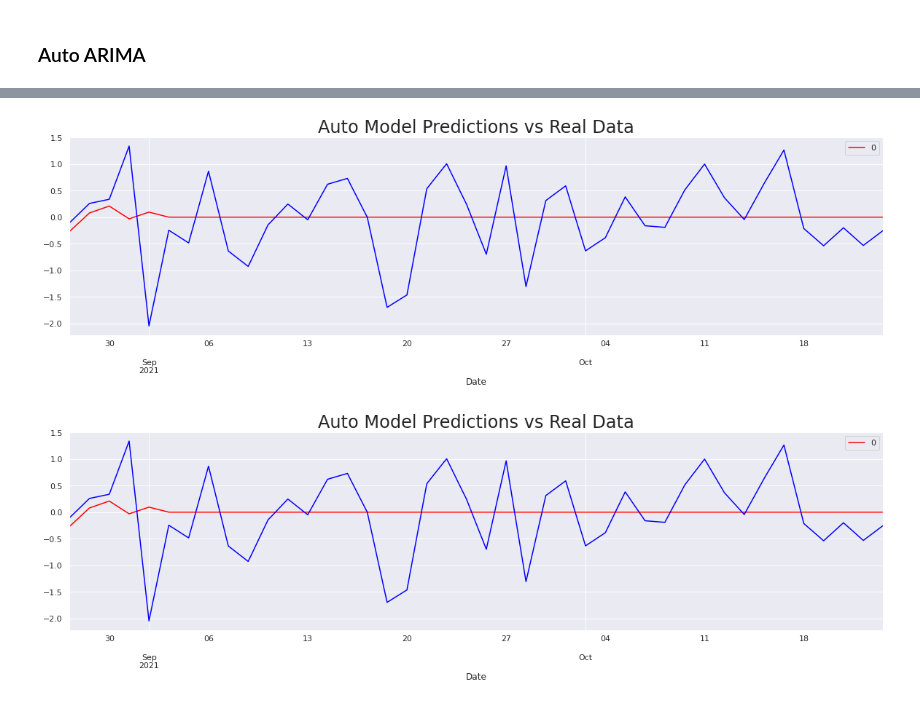
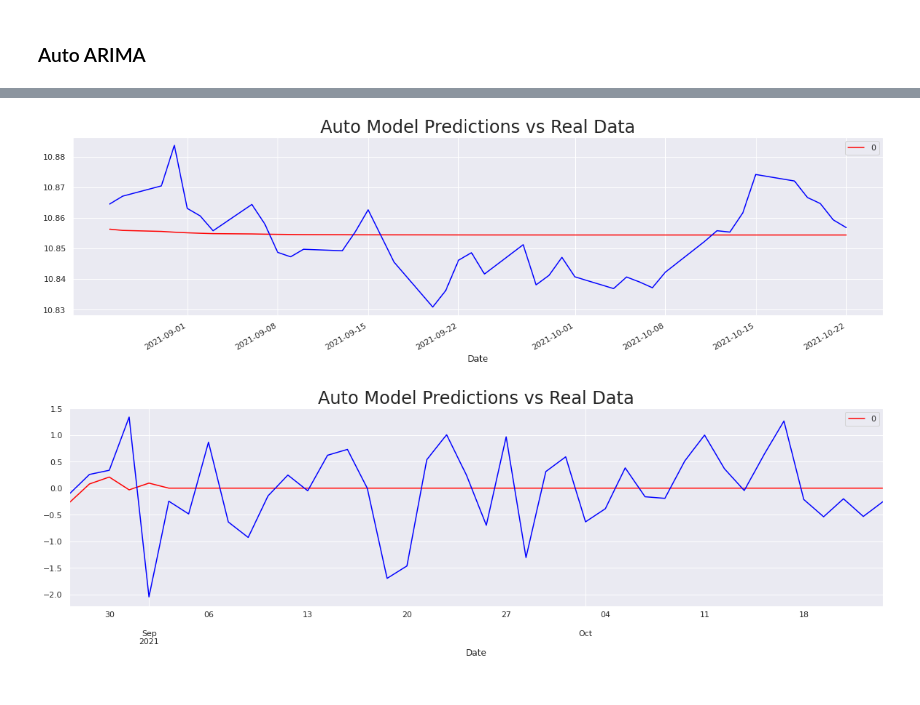
Before and after one commit to jjsalazarr/curso-series-temporales, a Jupyter notebook: 12. Prediciendo el futuro/Python/16_PrediciendoFuturo.ipynb, the cells around one changed output, grey strips where cells are left out. Saved outputs shown, nothing was run; the diff lists cells and outputs as text; code cells hidden in the pictures.

```diff
--- a/12. Prediciendo el futuro/Python/16_PrediciendoFuturo.ipynb
+++ b/12. Prediciendo el futuro/Python/16_PrediciendoFuturo.ipynb
@@ -166,5 +172,5 @@ Roots
 start_date = "2021-01-04"
 end_date = "2021-08-25"
 # %%
-df.log_pred = results_ar.predict(start = start_date, end = end_date)
+df.pred = results_ar.predict(start = start_date, end = end_date)
 # %%
@@ -173,4 +179,12 @@ plt.title("Predictions", size = 24)
 plt.show()
 # %% [output]
 [figure]
+# %%
+start_date="2021-08-26"
+end_date="2021-10-22"
+
+model_ar = ARIMA(df.test, order = (1,0,0))
+results_ar = model_ar.fit()
+results_ar.summary()
+df.test.pred = results_ar.predict(start = start_date, end = end_date)
 # %%
@@ -365,0 +379,2 @@ model_auto0 = auto_arima(df.log, m = 5, max_p = 5, max_q = 5, max_P = 5, max_Q =
+# %%
+model_auto0 = auto_arima(df.test, trace=True,stepwise=False, seasonal=True)
@@ -366,12 +399,15 @@ model_auto0 = auto_arima(df.log, m = 5, max_p = 5, max_q = 5, max_P = 5, max_Q =
 # %%
-df_auto_pred0 = pd.DataFrame(model_auto0.predict(n_periods = len(df_test[start_date:end_date])), index = df_test[start_date:end_date].index)
+start_date="2021-08-26"
+end_date="2021-10-22"
+
+df_auto_pred0 = pd.DataFrame(model_auto0.predict(n_periods = len(df.test[start_date:end_date])), index = df.test[start_date:end_date].index)
 # %%
 df_auto_pred0.plot(figsize = (20,5), color = "red")
-df_test.ret_IPC[start_date:end_date].plot(color = "blue")
+df.test[start_date:end_date].plot(color = "blue")
 plt.title("Auto Model Predictions vs Real Data", size = 24)
 plt.show()
 # %% [output]
-[figure, old version]
+[figure, new version]
 # %%
 model_auto = auto_arima(df.ret_IPC[1:], m = 5, max_p = 5, max_q = 5, max_P = 5, max_Q = 5)
 # exogenous = df[['ret_spx', 'ret_dax'," 'ret_nikkei']][1:]
```
Also changed, not shown: parts of 14 cells of this notebook.
